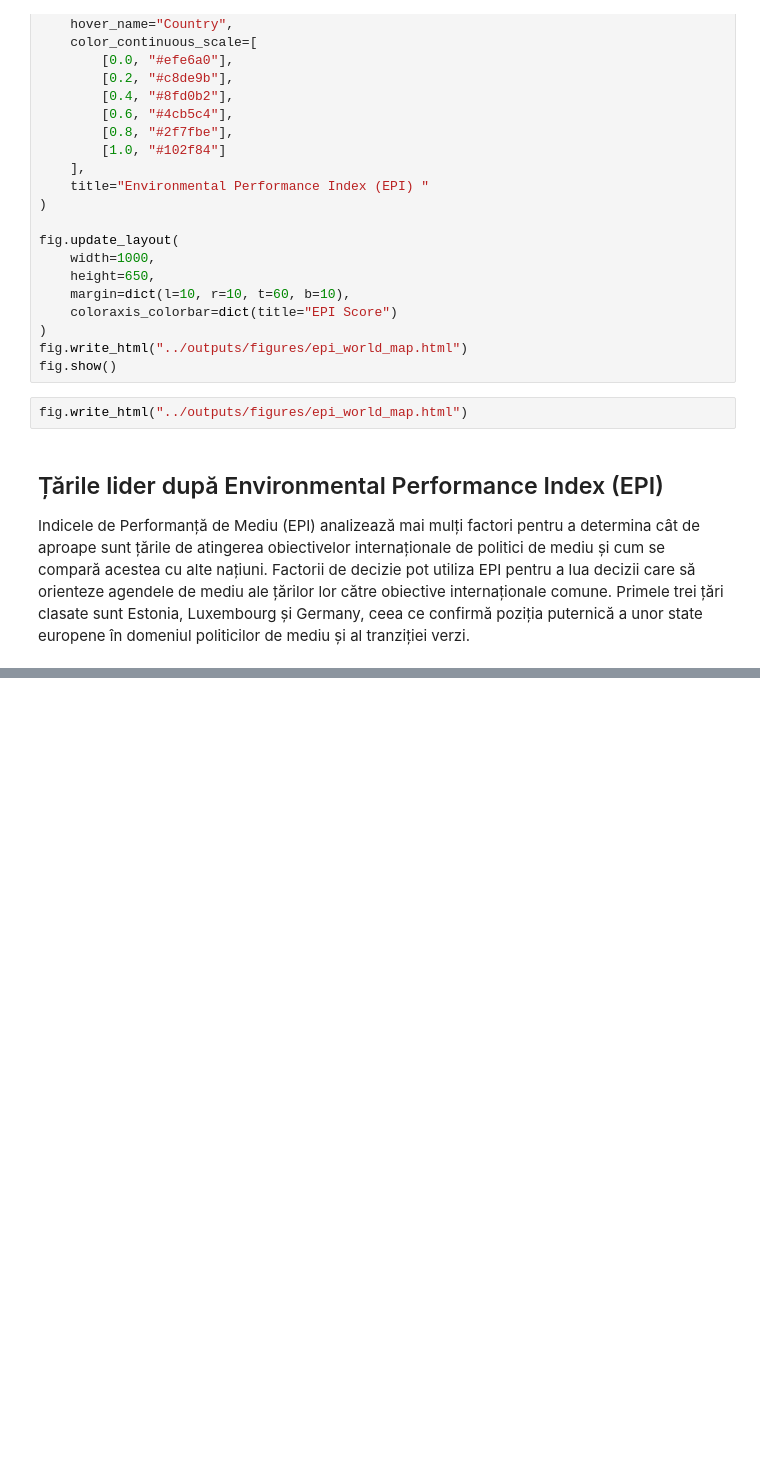
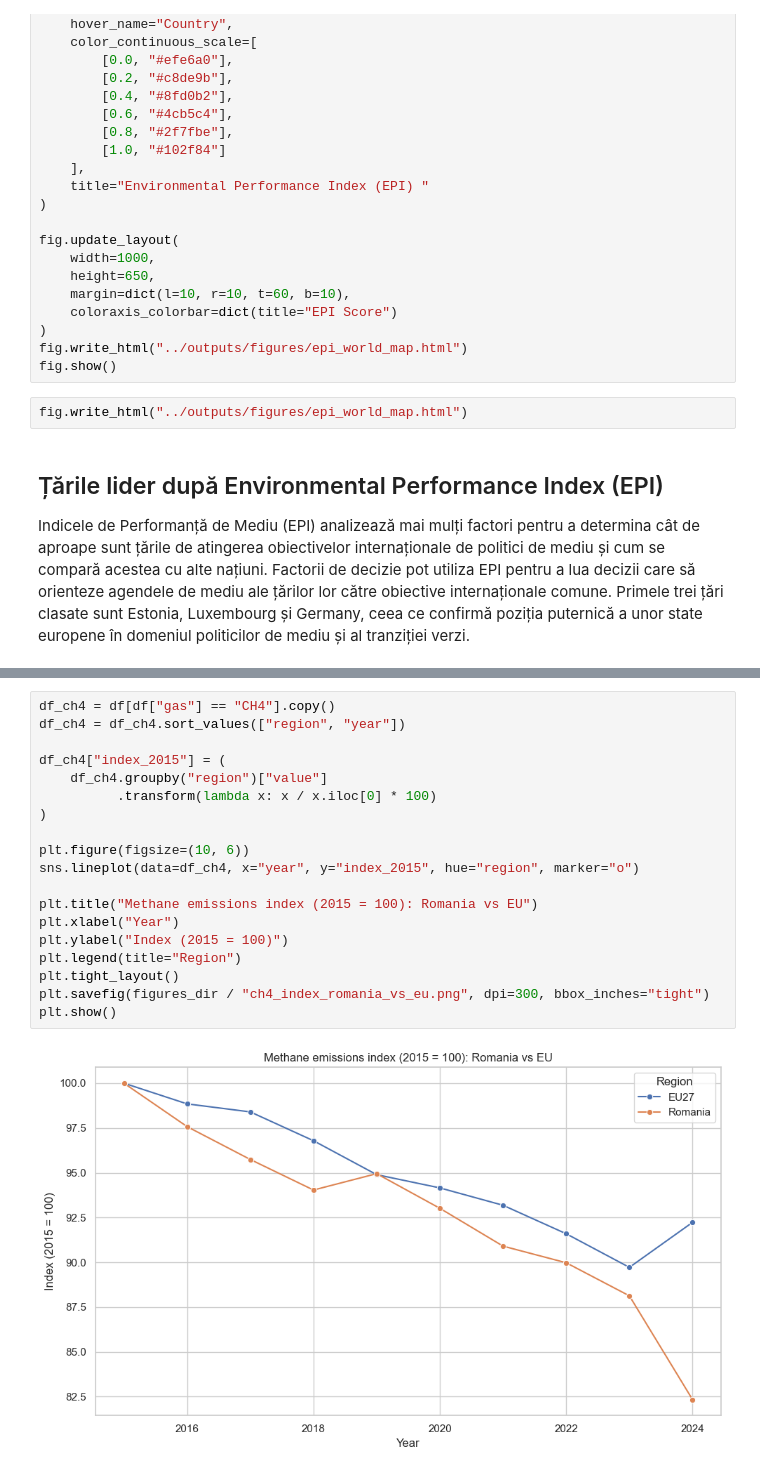
Before and after one commit to TimoscoAdelina/ICI_Proiect, a Jupyter notebook: notebooks/02_Romania_vs_Ue.ipynb, the cells around one changed output, grey strips where cells are left out. Drawn from its saved outputs; the diff is of its cells as text; blank space fills up the shorter version.

```diff
--- a/notebooks/02_Romania_vs_Ue.ipynb
+++ b/notebooks/02_Romania_vs_Ue.ipynb
@@ -168,0 +389,21 @@ Primele trei țări clasate sunt Estonia, Luxembourg și Germany, ceea ce confir
+# %%
+df_ch4 = df[df["gas"] == "CH4"].copy()
+df_ch4 = df_ch4.sort_values(["region", "year"])
+
+df_ch4["index_2015"] = (
+    df_ch4.groupby("region")["value"]
+          .transform(lambda x: x / x.iloc[0] * 100)
+)
+
+plt.figure(figsize=(10, 6))
+sns.lineplot(data=df_ch4, x="year", y="index_2015", hue="region", marker="o")
+
+plt.title("Methane emissions index (2015 = 100): Romania vs EU")
+plt.xlabel("Year")
+plt.ylabel("Index (2015 = 100)")
+plt.legend(title="Region")
+plt.tight_layout()
+plt.savefig(figures_dir / "ch4_index_romania_vs_eu.png", dpi=300, bbox_inches="tight")
+plt.show()
+# %% [output]
+[figure, added]
```
Also changed, not shown: parts of 35 cells of this notebook, 6 other files.
